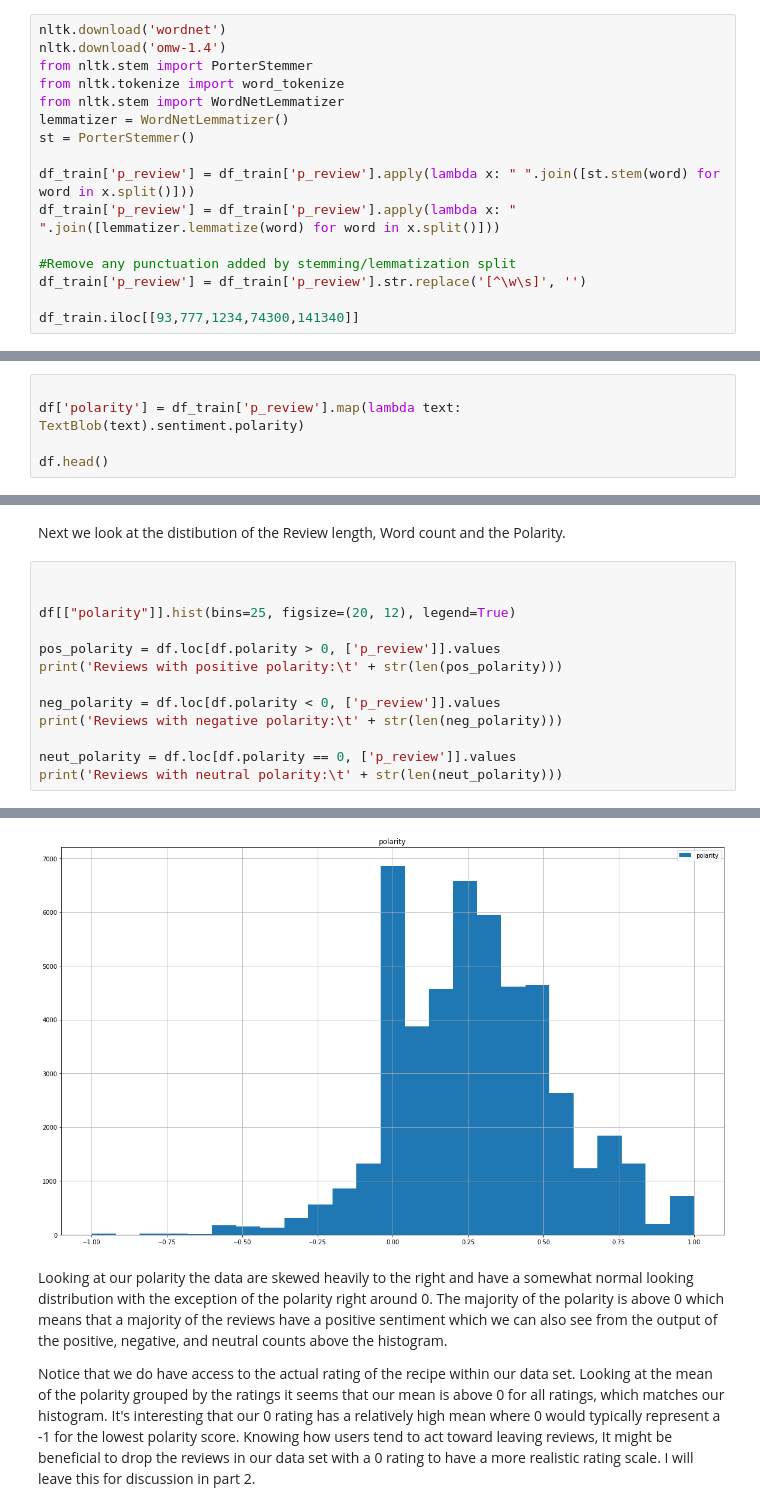
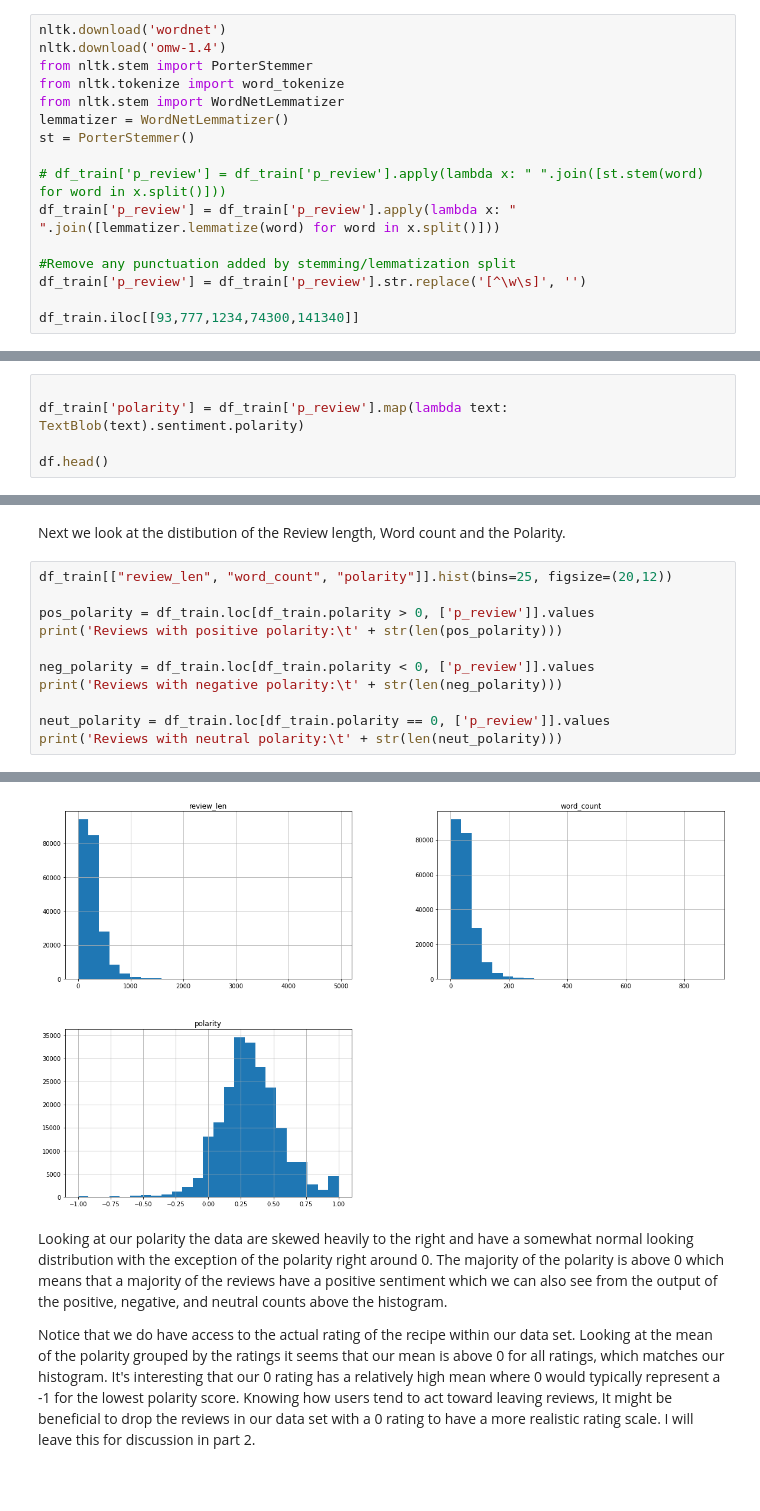
Before and after one commit to chillyssa/NLP-with-Deep-Learning-Project, a Jupyter notebook: project_part1.ipynb, the cells around one changed output, grey strips where cells are left out. Saved outputs shown, nothing was run; the diff lists cells and outputs as text; blank space fills up the shorter version.

```diff
--- a/project_part1.ipynb
+++ b/project_part1.ipynb
@@ -283,7 +290,7 @@ from nltk.stem import WordNetLemmatizer
 lemmatizer = WordNetLemmatizer()
 st = PorterStemmer()
 
-df_train['p_review'] = df_train['p_review'].apply(lambda x: " ".join([st.stem(word) for word in x.split()]))
+# df_train['p_review'] = df_train['p_review'].apply(lambda x: " ".join([st.stem(word) for word in x.split()]))
 df_train['p_review'] = df_train['p_review'].apply(lambda x: " ".join([lemmatizer.lemmatize(word) for word in x.split()]))
 
 #Remove any punctuation added by stemming/lemmatization split
@@ -340,7 +348,7 @@ Isn't that fun!? But doesn't necessarily tell us anything...
 We can add another feature to our data set called polarity. Polarity will count the negative and postiive words within a review which will give us some quantified insight on the sentiment of text. The polarity values range from [-1,1] where -1 is negative, 1 is positive, and 0 is neutral.
 # %%
 
-df['polarity'] = df_train['p_review'].map(lambda text: TextBlob(text).sentiment.polarity)
+df_train['polarity'] = df_train['p_review'].map(lambda text: TextBlob(text).sentiment.polarity)
 
 df.head()
 # %% [output]
@@ -353,16 +361,14 @@ df.head()
 # %% [markdown]
 Next we look at the distibution of the Review length, Word count and the Polarity.
 # %%
+df_train[["review_len", "word_count", "polarity"]].hist(bins=25, figsize=(20,12))
 
-
-df[["polarity"]].hist(bins=25, figsize=(20, 12), legend=True)
-
-pos_polarity = df.loc[df.polarity > 0, ['p_review']].values
+pos_polarity = df_train.loc[df_train.polarity > 0, ['p_review']].values
 print('Reviews with positive polarity:\t' + str(len(pos_polarity)))
 
-neg_polarity = df.loc[df.polarity < 0, ['p_review']].values
+neg_polarity = df_train.loc[df_train.polarity < 0, ['p_review']].values
 print('Reviews with negative polarity:\t' + str(len(neg_polarity)))
 
-neut_polarity = df.loc[df.polarity == 0, ['p_review']].values
+neut_polarity = df_train.loc[df_train.polarity == 0, ['p_review']].values
 print('Reviews with neutral polarity:\t' + str(len(neut_polarity)))
 # %% [output]
@@ -372,4 +378,4 @@ Reviews with neutral polarity:  4995
-[figure, old version]
+[figure, new version]
 # %% [markdown]
 Looking at our polarity the data are skewed heavily to the right and have a somewhat normal looking distribution with the exception of the polarity right around 0. The majority of the polarity is above 0 which means that a majority of the reviews have a positive sentiment which we can also see from the output of the positive, negative, and neutral counts above the histogram.
 
```
Also changed, not shown: parts of 12 cells of this notebook.
